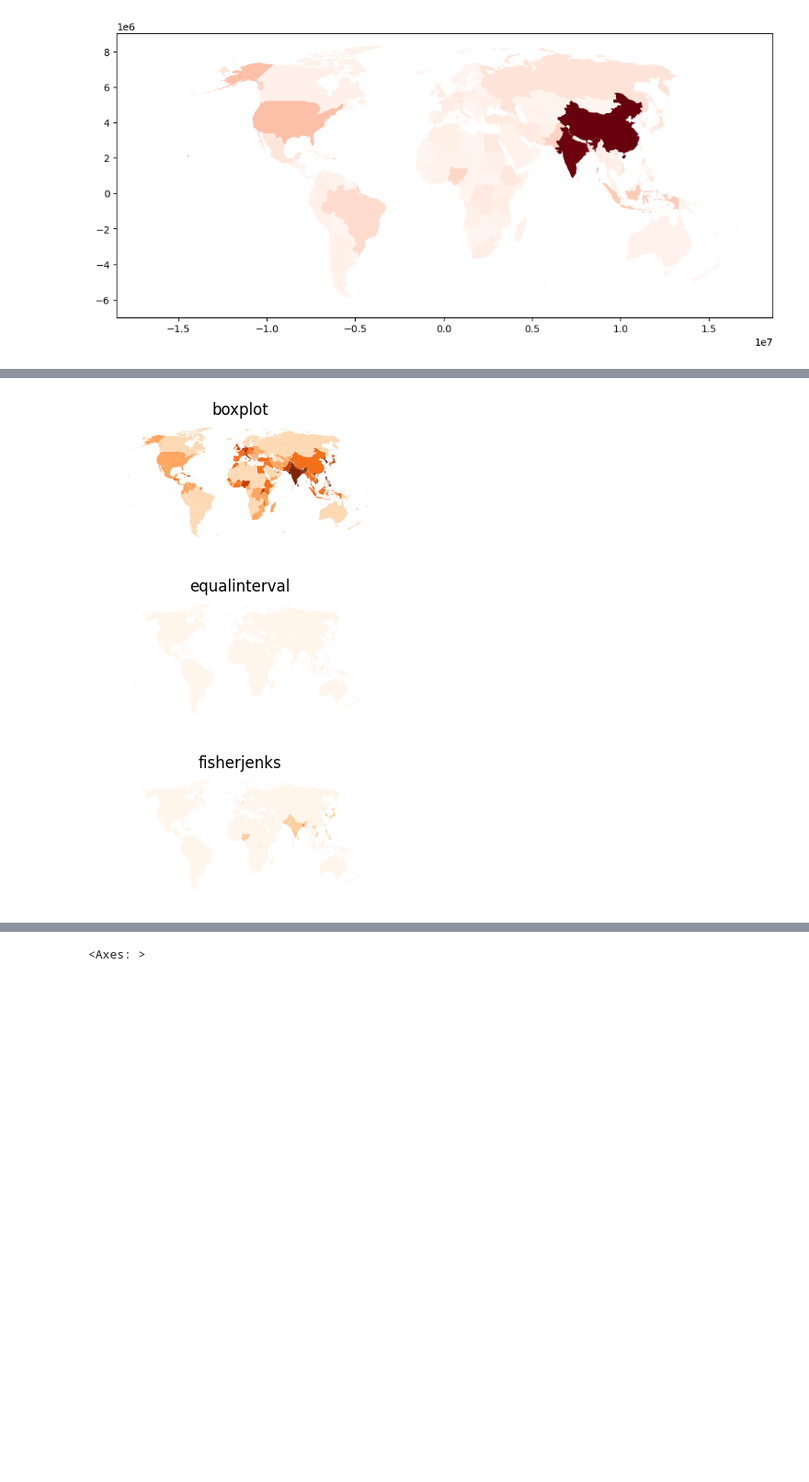
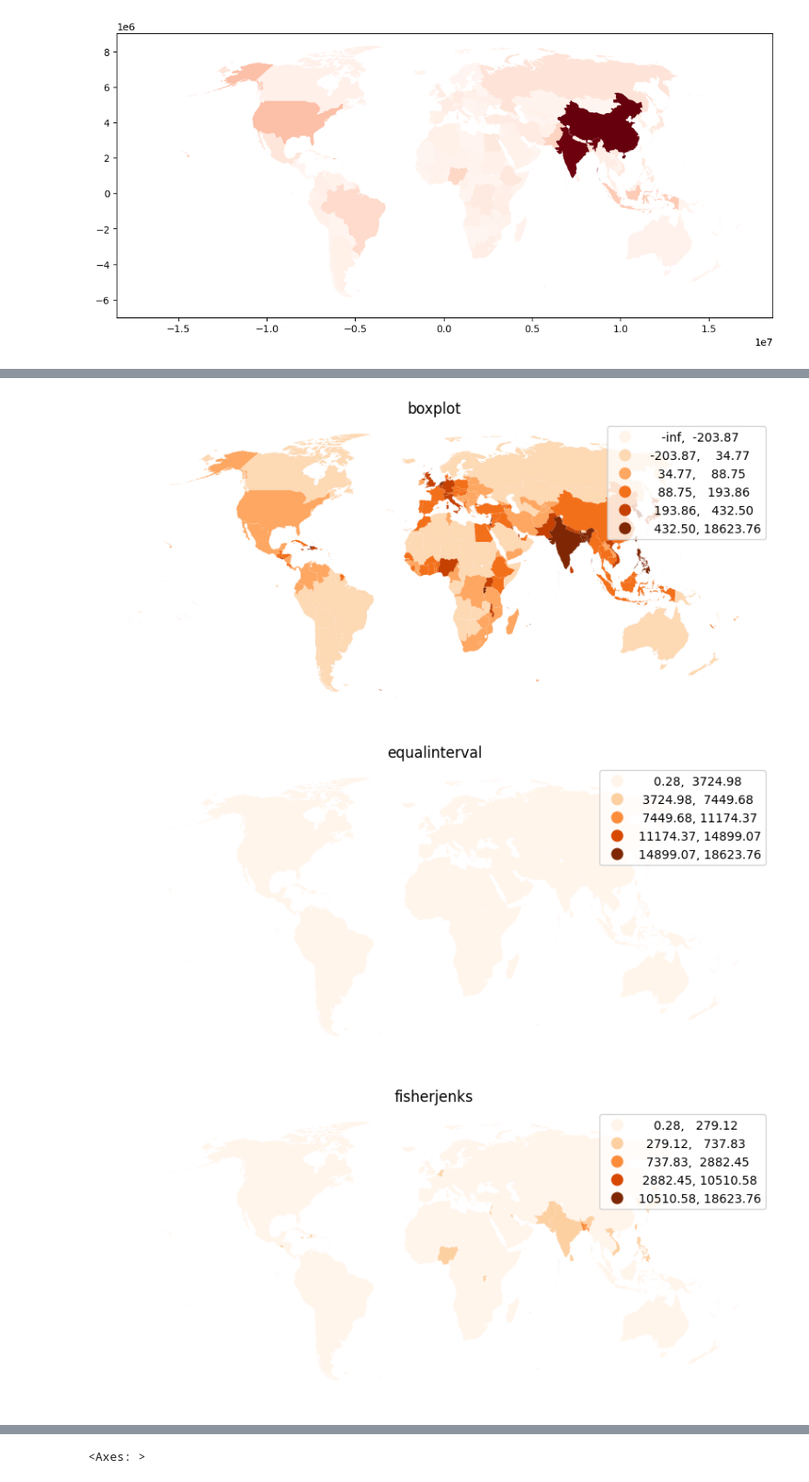
Before and after one commit to marcinszwagrzyk/Geo_Python_Ukraine_2024, a Jupyter notebook: 2_World_map.ipynb, the cells around one changed output, grey strips where cells are left out. Shown at 92% size. Saved outputs shown, nothing was run; the diff lists cells and outputs as text; code cells hidden in the pictures; blank space fills up the shorter version.

```diff
--- a/2_World_map.ipynb
+++ b/2_World_map.ipynb
@@ -59,15 +64,21 @@ gdf_cntrs_pop.head(3)
 # %%
 # graduated colors - different ways of dividing into classes
 
-for scheme in ['boxplot', 'equalinterval', 'fisherjenks', 'fisherjenkssampled', 'headtailbreaks',]:
+for scheme in ['boxplot',
+            'equalinterval',
+            'fisherjenks',
+            'fisherjenkssampled',
+            'headtailbreaks',]:
                 #  'jenkscaspall', 'jenkscaspallforced', 'jenkscaspallsampled', 'maxp',
                 #    'maximumbreaks', 'naturalbreaks', 'quantiles', 'percentiles', 'stdmean']:
 
-    fig, ax = plt.subplots(figsize=(4,3))
-    gdf_cntrs_pop.plot(column='pop_relative', cmap='Oranges', ax=ax, scheme=scheme)
+    fig, ax = plt.subplots(figsize=(10,7))
+    gdf_cntrs_pop.plot(column='pop_relative', cmap='Oranges', ax=ax, scheme=scheme, legend=True)
+    # ax.get_legend().set_bbox_to_anchor((1.2, 0.5))
+
     ax.axis('off')
     plt.title(scheme)
 # %% [output]
-[figure, old version]
+[figure, new version]
-[figure, old version]
+[figure, new version]
-[figure, old version]
+[figure, new version]
```
Also changed, not shown: parts of 4 cells of this notebook, 4 other files.
